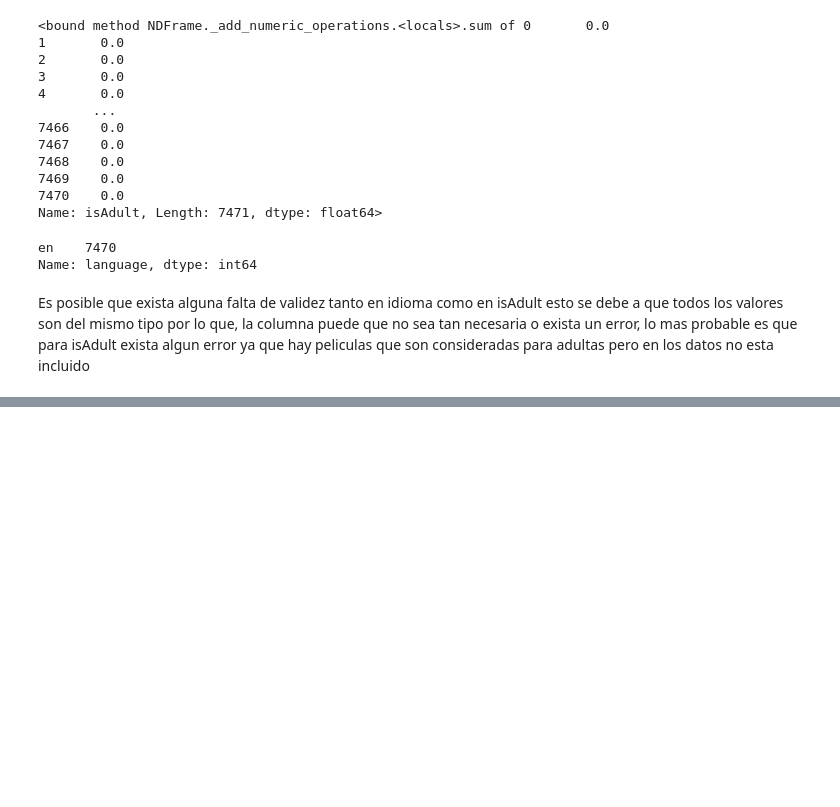
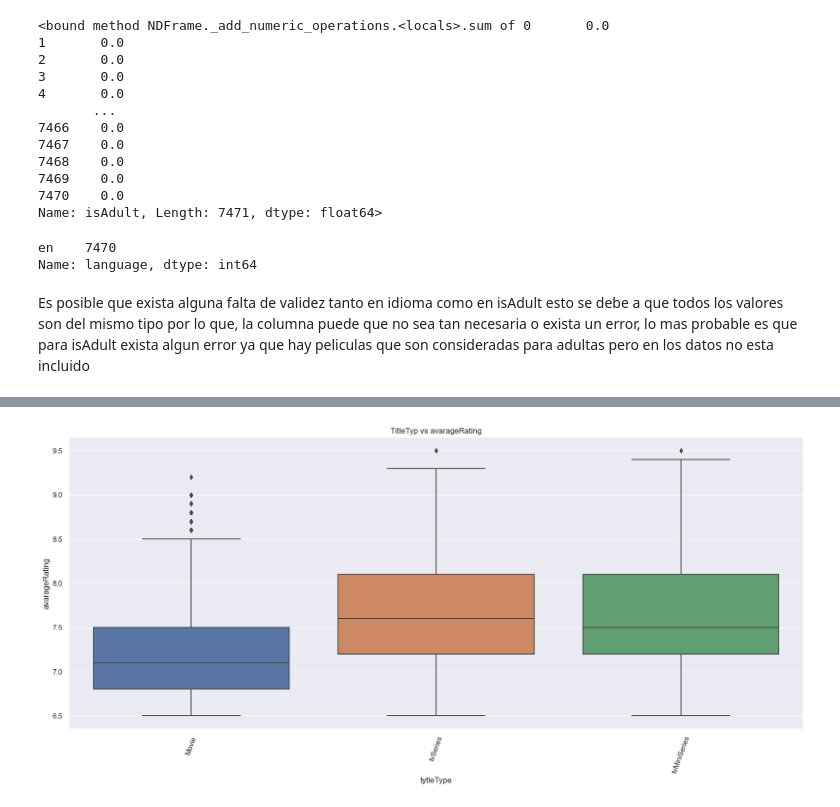
Before and after one commit to jf-garciam1/Lab-BI, a Jupyter notebook: Lab1.ipynb, the cells around one changed output, grey strips where cells are left out. Cells and saved outputs as stored; diff of their text form; code cells hidden in the pictures; blank space fills up the shorter version.

```diff
--- a/Lab1.ipynb
+++ b/Lab1.ipynb
@@ -399,0 +440,10 @@ Es posible que exista alguna falta de validez tanto en idioma como en isAdult es
+# %%
+fig = plt.figure(figsize=(20, 8))
+ax = sns.boxplot(x="titleType", y="averageRating", data=df_movies)
+d = ax.set_xticklabels(ax.get_xticklabels(), rotation = 70)
+plt.title('TitleTyp vs avarageRating')
+plt.xlabel('tytleType')
+plt.ylabel('avarageRating')
+plt.show()
+# %% [output]
+[figure, added]
```
Also changed, not shown: parts of 10 cells of this notebook.
